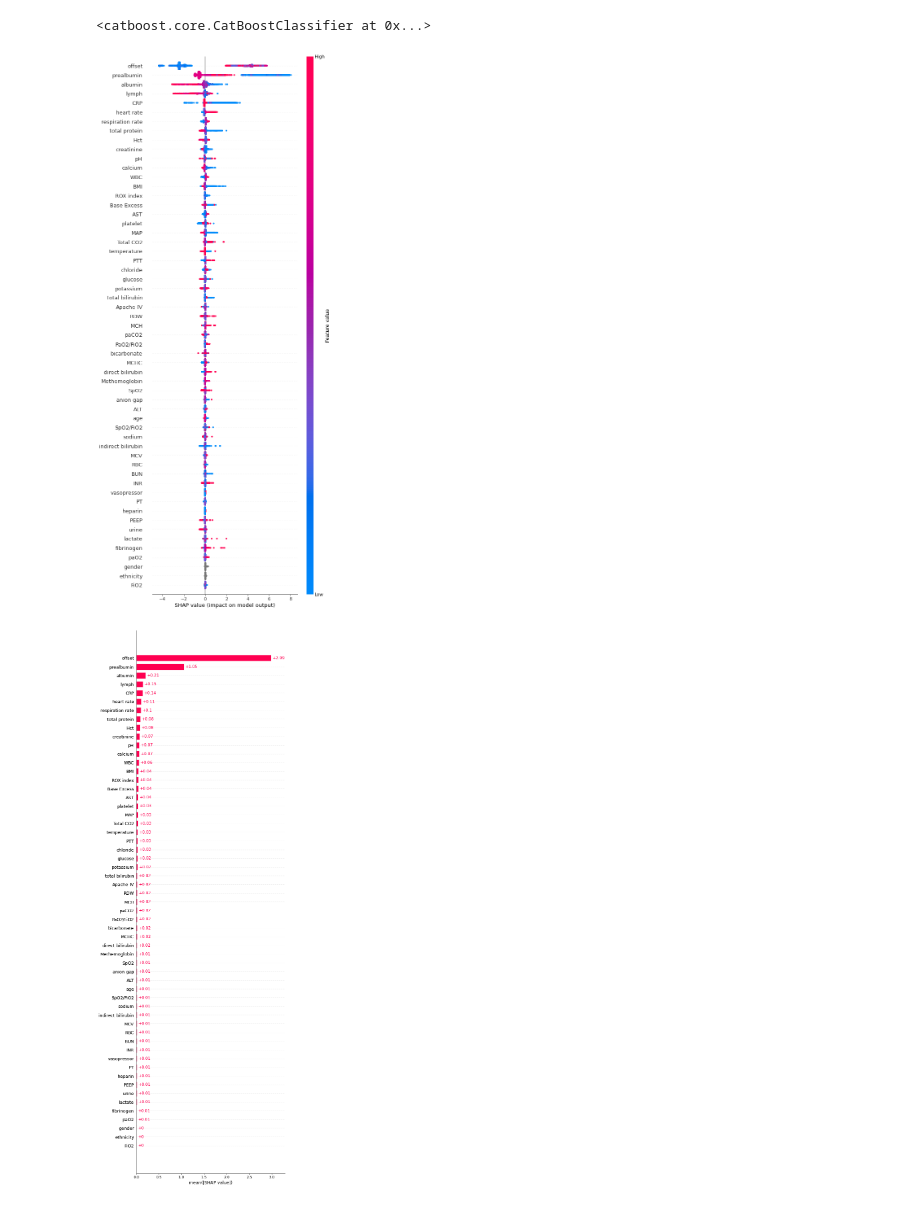
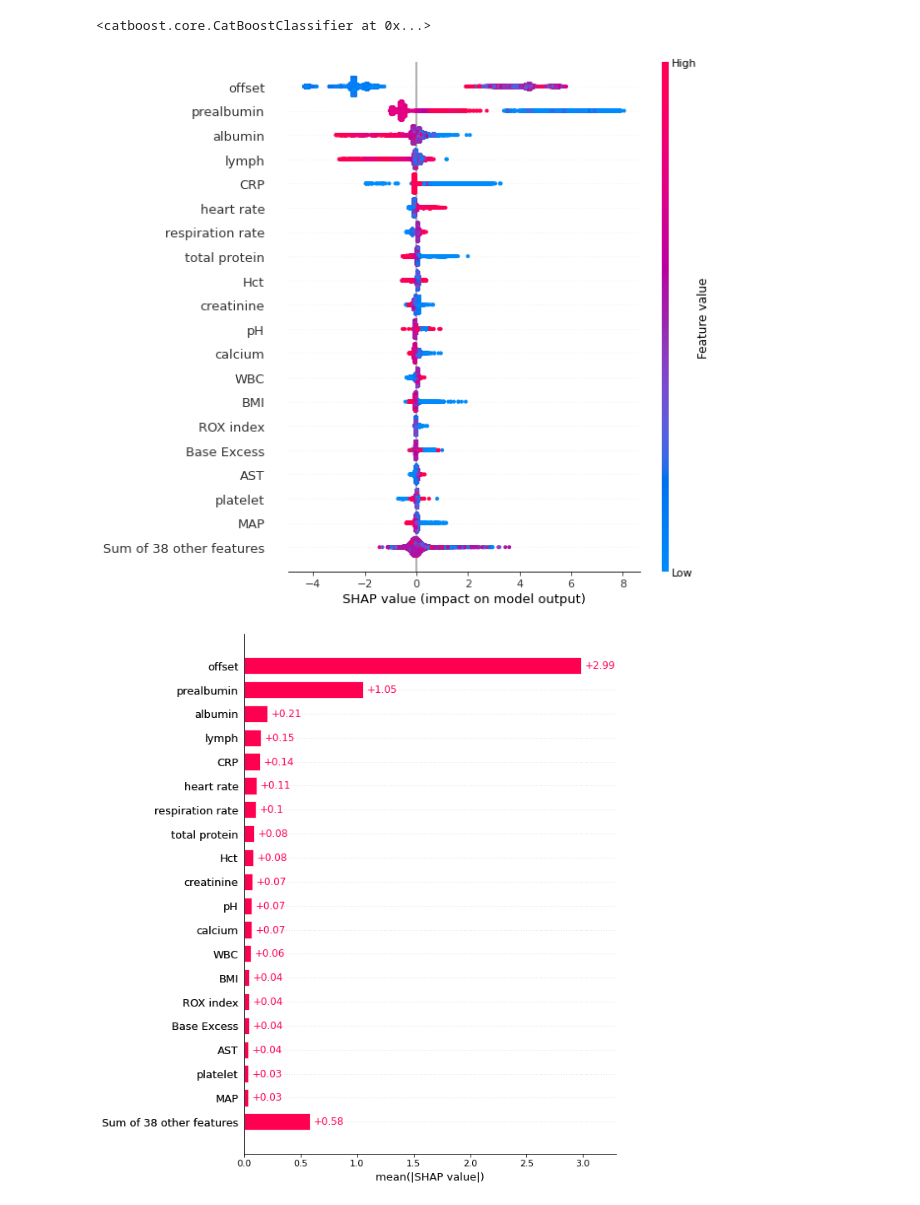
Before and after one commit to zEuler1027/ML_PICS, a Jupyter notebook: model_eicu_full.ipynb, the cells around one changed output. Drawn from its saved outputs; the diff is of its cells as text; code cells hidden in the pictures.

Commit message:
add short plots

```diff
--- a/model_eicu_full.ipynb
+++ b/model_eicu_full.ipynb
@@ -594,14 +594,14 @@ shap_values = explainer(X_raw)
 # %%
 shap.plots.beeswarm(
     shap_values,
-    max_display=99,
+    max_display=20,
 )
 # %% [output]
-[figure, old version]
+[figure, new version]
 # %%
 shap.plots.bar(
     shap_values,
-    max_display=99,
+    max_display=20,
 )
 # %% [output]
-[figure, old version]
+[figure, new version]
```
Also changed, not shown: 2 other files.
